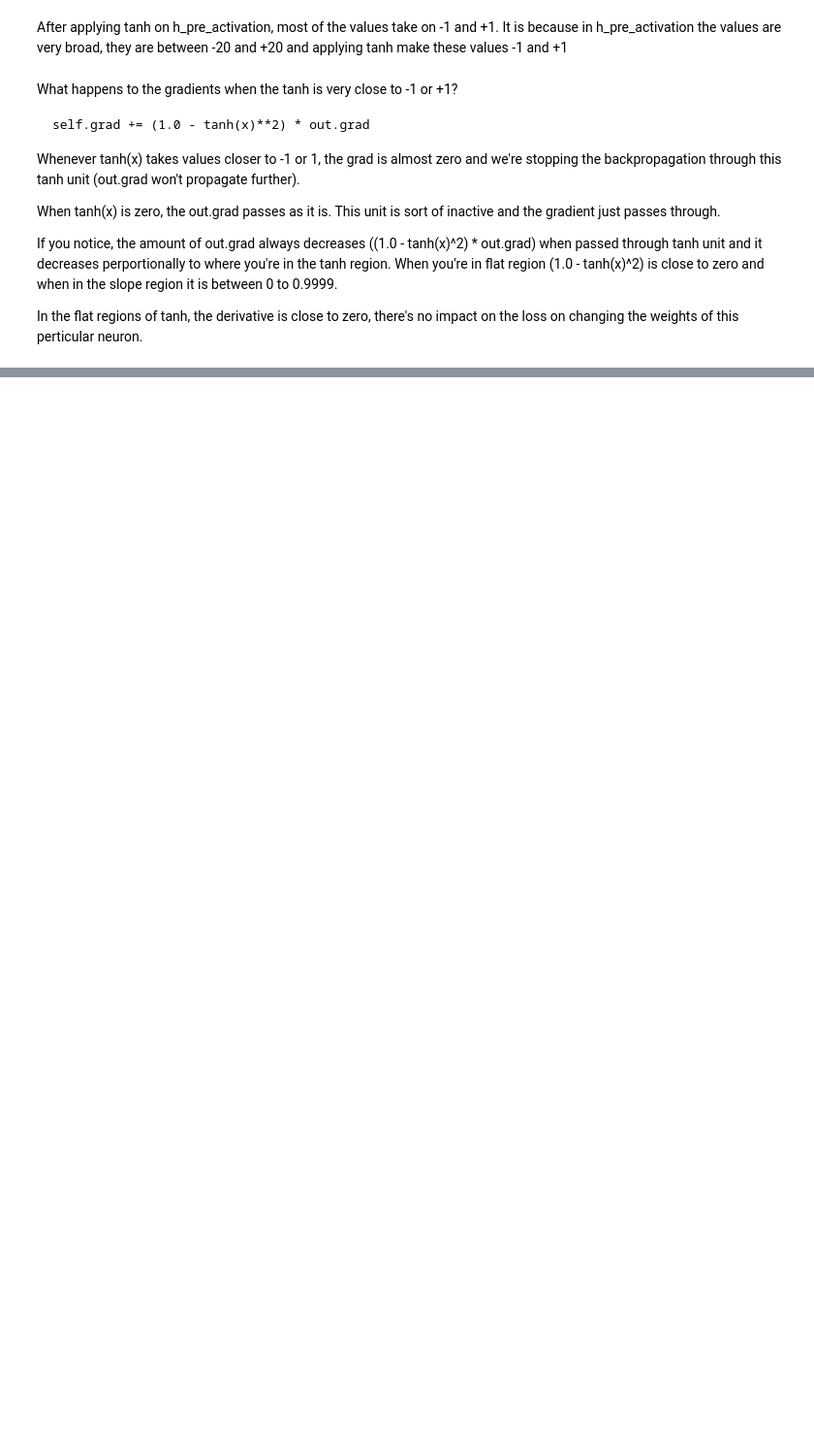
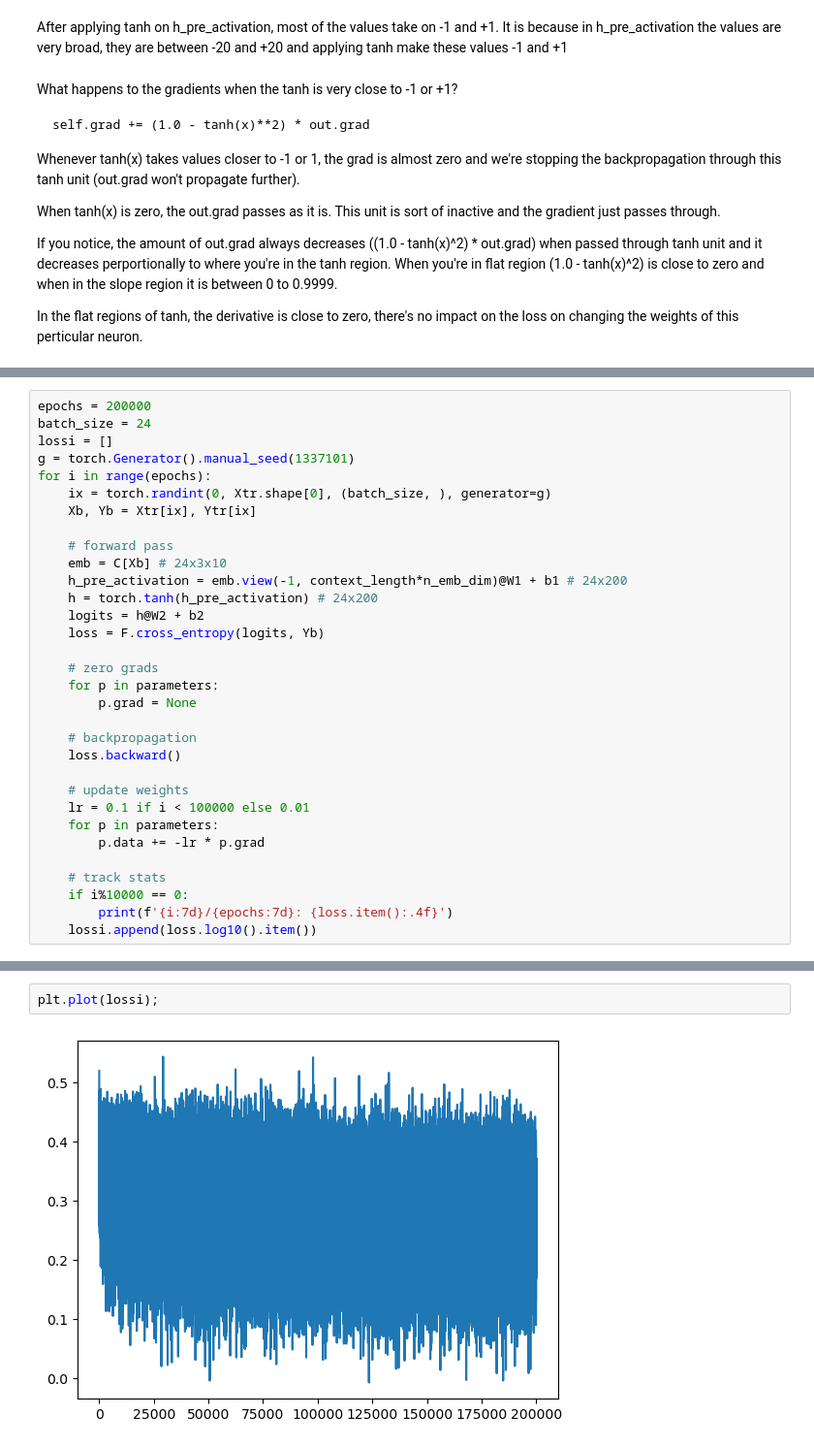
Before and after one commit to ndsnas/makemore, a Jupyter notebook: 03-makemore.ipynb, the cells around one changed output, grey strips where cells are left out. Shown: that part at 97% size. Drawn from its saved outputs; the diff is of its cells as text; blank space fills up the shorter version.

```diff
--- a/03-makemore.ipynb
+++ b/03-makemore.ipynb
@@ -438,0 +546,32 @@ In the flat regions of tanh, the derivative is close to zero, there's no impact
+# %%
+epochs = 200000
+batch_size = 24
+lossi = []
+g = torch.Generator().manual_seed(1337101)
+for i in range(epochs):
+    ix = torch.randint(0, Xtr.shape[0], (batch_size, ), generator=g)
+    Xb, Yb = Xtr[ix], Ytr[ix]
+
+    # forward pass
+    emb = C[Xb] # 24x3x10
+    h_pre_activation = emb.view(-1, context_length*n_emb_dim)@W1 + b1 # 24x200
+    h = torch.tanh(h_pre_activation) # 24x200
+    logits = h@W2 + b2
+    loss = F.cross_entropy(logits, Yb)
+
+    # zero grads
+    for p in parameters:
+        p.grad = None
+
+    # backpropagation
+    loss.backward()
+
+    # update weights
+    lr = 0.1 if i < 100000 else 0.01
+    for p in parameters:
+        p.data += -lr * p.grad
+
+    # track stats
+    if i%10000 == 0:
+        print(f'{i:7d}/{epochs:7d}: {loss.item():.4f}')
+    lossi.append(loss.log10().item())
@@ -438,0 +599,4 @@ In the flat regions of tanh, the derivative is close to zero, there's no impact
+# %%
+plt.plot(lossi);
+# %% [output]
+[figure, added]
```
Also changed, not shown: parts of 39 cells of this notebook.
